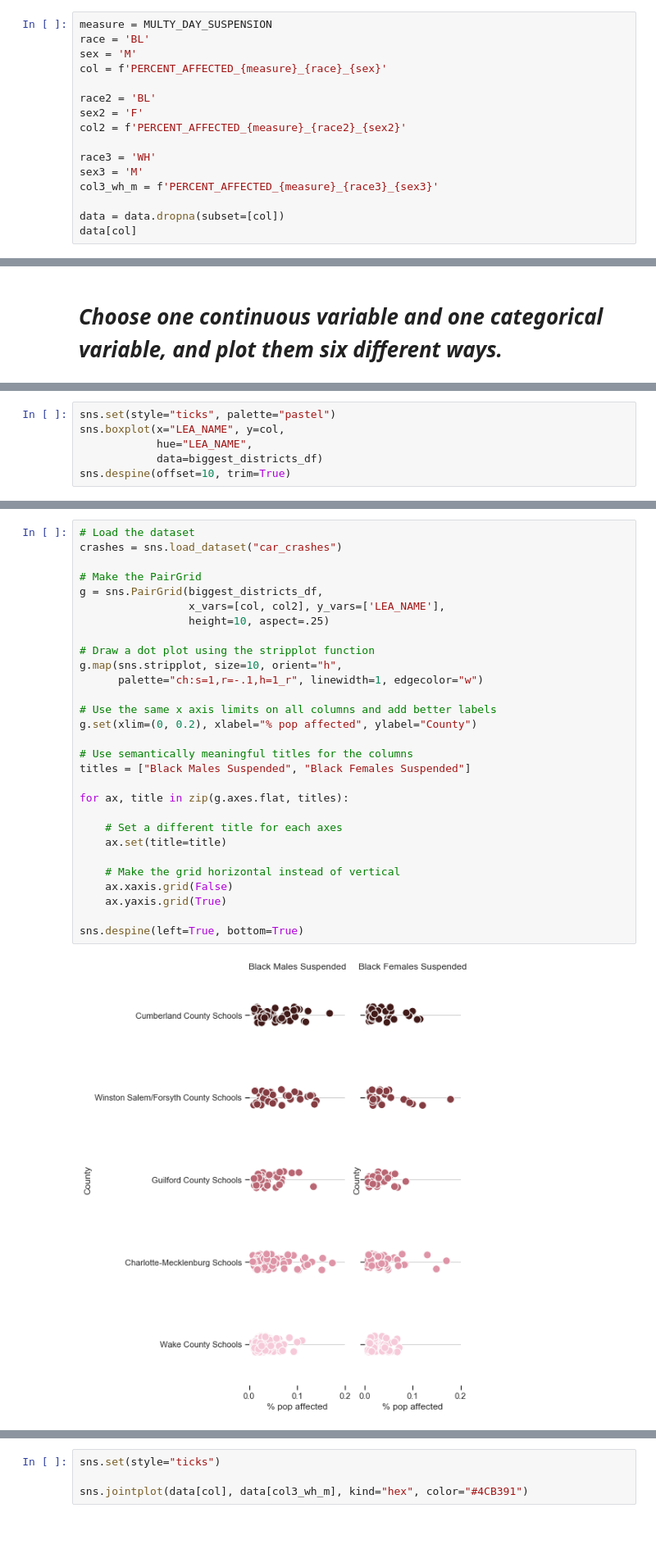
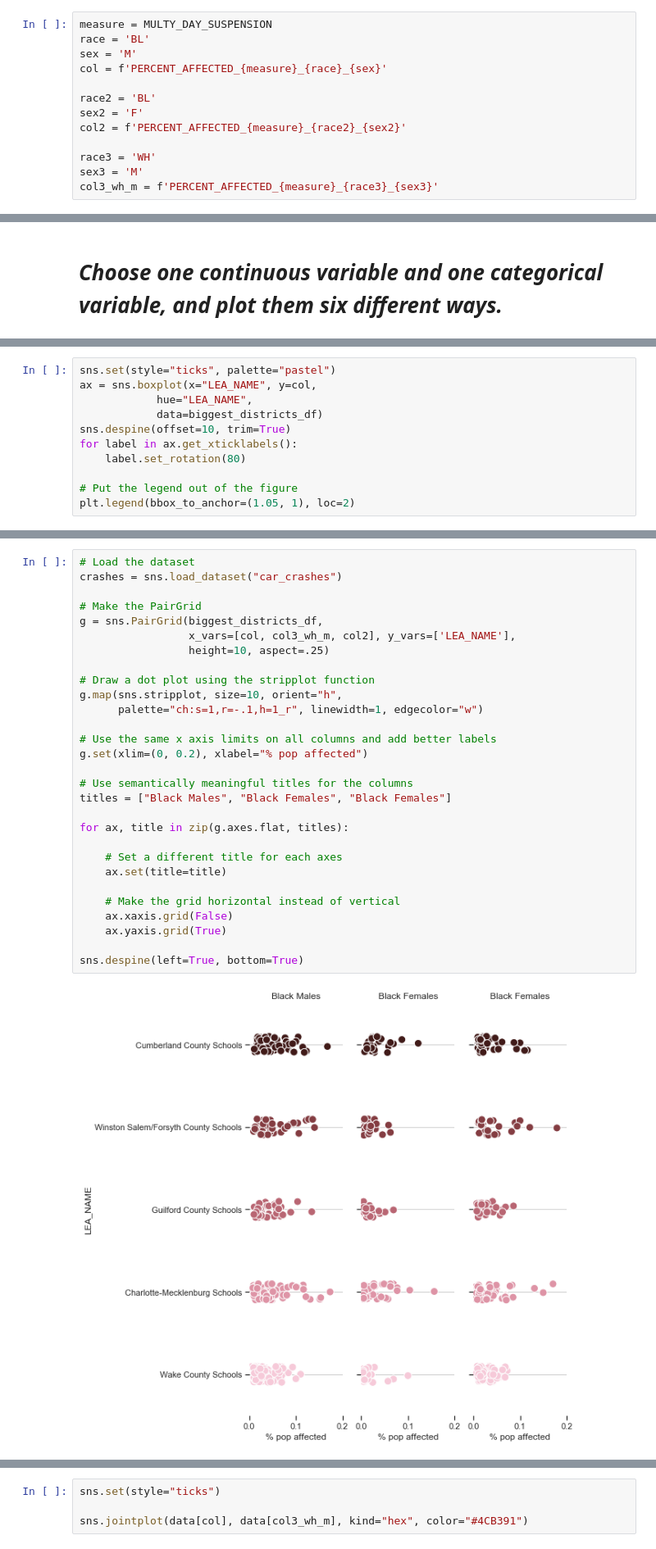
Before and after one commit to davidnmora/school-to-prison-pipeline, a Jupyter notebook: North Carolinea CRDC Exploratory Vis.ipynb, the cells around one changed output, grey strips where cells are left out. Shown at 82% size. Cells and saved outputs as stored; diff of their text form.

```diff
--- a/North Carolinea CRDC Exploratory Vis.ipynb
+++ b/North Carolinea CRDC Exploratory Vis.ipynb
@@ -123,6 +123,3 @@ col2 = f'PERCENT_AFFECTED_{measure}_{race2}_{sex2}'
 race3 = 'WH'
 sex3 = 'M'
 col3_wh_m = f'PERCENT_AFFECTED_{measure}_{race3}_{sex3}'
-
-data = data.dropna(subset=[col])
-data[col]
@@ -224,7 +223,12 @@ sns.violinplot(x="LEA_NAME", y=col, data=biggest_districts_df, bw=0.1)
 # %%
 sns.set(style="ticks", palette="pastel")
-sns.boxplot(x="LEA_NAME", y=col,
+ax = sns.boxplot(x="LEA_NAME", y=col,
             hue="LEA_NAME",
             data=biggest_districts_df)
 sns.despine(offset=10, trim=True)
+for label in ax.get_xticklabels():
+    label.set_rotation(80)
+
+# Put the legend out of the figure
+plt.legend(bbox_to_anchor=(1.05, 1), loc=2)
 # %% [output]
@@ -234,31 +242,31 @@ sns.despine(offset=10, trim=True)
 # %%
 # Load the dataset
 crashes = sns.load_dataset("car_crashes")
 
 # Make the PairGrid
 g = sns.PairGrid(biggest_districts_df,
-                 x_vars=[col, col2], y_vars=['LEA_NAME'],
+                 x_vars=[col, col3_wh_m, col2], y_vars=['LEA_NAME'],
                  height=10, aspect=.25)
 
 # Draw a dot plot using the stripplot function
 g.map(sns.stripplot, size=10, orient="h",
       palette="ch:s=1,r=-.1,h=1_r", linewidth=1, edgecolor="w")
 
 # Use the same x axis limits on all columns and add better labels
-g.set(xlim=(0, 0.2), xlabel="% pop affected", ylabel="County")
+g.set(xlim=(0, 0.2), xlabel="% pop affected")
 
 # Use semantically meaningful titles for the columns
-titles = ["Black Males Suspended", "Black Females Suspended"]
+titles = ["Black Males", "Black Females", "Black Females"]
 
 for ax, title in zip(g.axes.flat, titles):
 
     # Set a different title for each axes
     ax.set(title=title)
 
     # Make the grid horizontal instead of vertical
     ax.xaxis.grid(False)
     ax.yaxis.grid(True)
 
 sns.despine(left=True, bottom=True)
 # %% [output]
-[figure, old version]
+[figure, new version]
```
Also changed, not shown: parts of 40 cells of this notebook.
